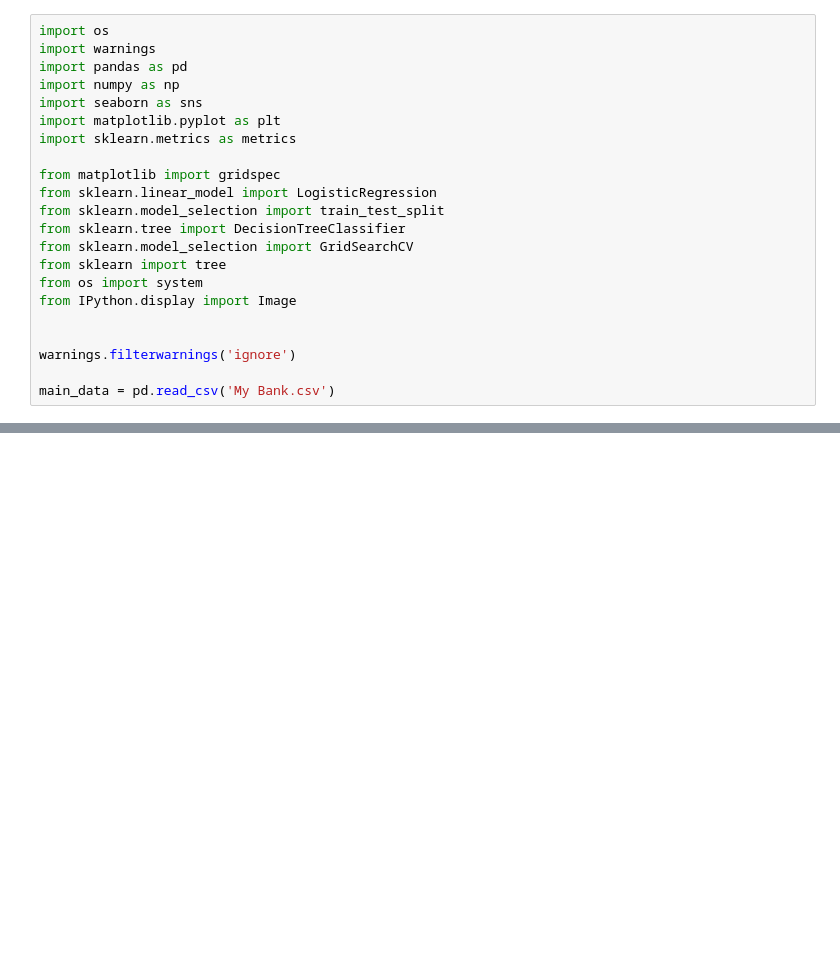
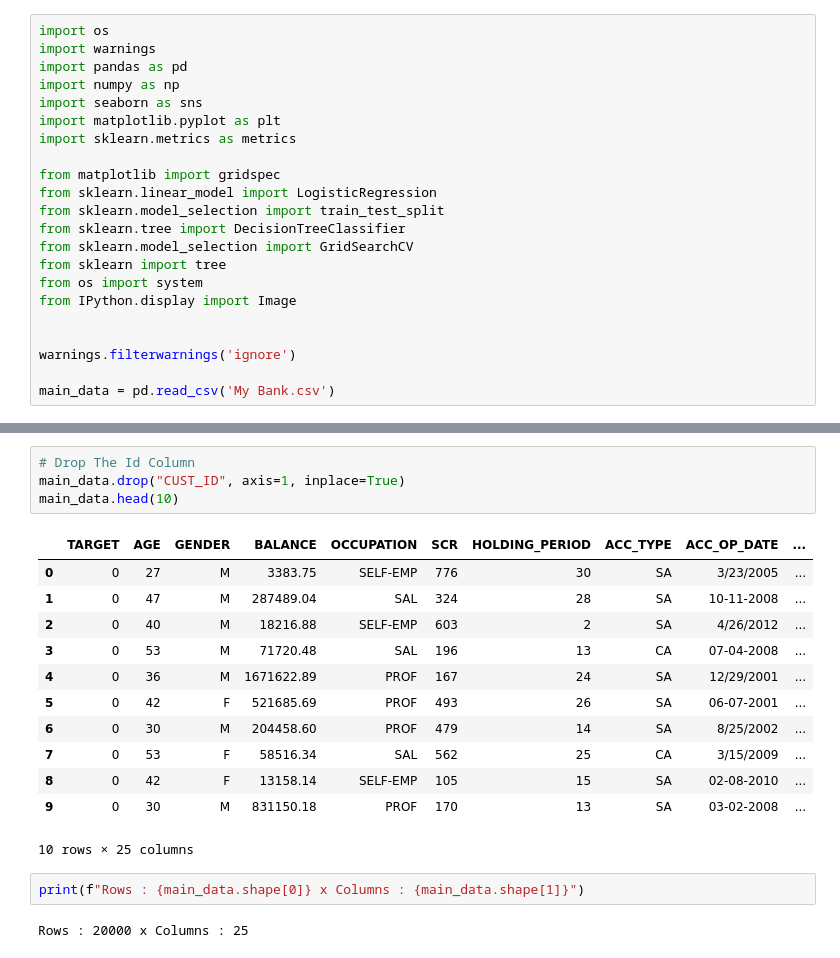
Before and after one commit to lavmot-ms/PG-AIML, a Jupyter notebook: src/Assignments/Assignment 3 Logistic Regression and Decision Trees/Bancassurance.ipynb, the cells around one changed output, grey strips where cells are left out. Saved outputs shown, nothing was run; the diff lists cells and outputs as text; blank space fills up the shorter version.

```diff
--- a/src/Assignments/Assignment 3 Logistic Regression and Decision Trees/Bancassurance.ipynb
+++ b/src/Assignments/Assignment 3 Logistic Regression and Decision Trees/Bancassurance.ipynb
@@ -41,0 +64,21 @@ main_data = pd.read_csv('My Bank.csv')
+# %%
+# Drop The Id Column
+main_data.drop("CUST_ID", axis=1, inplace=True)
+main_data.head(10)
+# %% [output]
+|  | TARGET | AGE | GENDER | BALANCE | OCCUPATION | SCR | HOLDING_PERIOD | ACC_TYPE | ACC_OP_DATE | ... |
+| 0 | 0 | 27 | M | 3383.75 | SELF-EMP | 776 | 30 | SA | 3/23/2005 | ... |
+| 1 | 0 | 47 | M | 287489.04 | SAL | 324 | 28 | SA | 10-11-2008 | ... |
+| 2 | 0 | 40 | M | 18216.88 | SELF-EMP | 603 | 2 | SA | 4/26/2012 | ... |
+| 3 | 0 | 53 | M | 71720.48 | SAL | 196 | 13 | CA | 07-04-2008 | ... |
+| 4 | 0 | 36 | M | 1671622.89 | PROF | 167 | 24 | SA | 12/29/2001 | ... |
+| 5 | 0 | 42 | F | 521685.69 | PROF | 493 | 26 | SA | 06-07-2001 | ... |
+| 6 | 0 | 30 | M | 204458.60 | PROF | 479 | 14 | SA | 8/25/2002 | ... |
+| 7 | 0 | 53 | F | 58516.34 | SAL | 562 | 25 | CA | 3/15/2009 | ... |
+| 8 | 0 | 42 | F | 13158.14 | SELF-EMP | 105 | 15 | SA | 02-08-2010 | ... |
+| 9 | 0 | 30 | M | 831150.18 | PROF | 170 | 13 | SA | 03-02-2008 | ... |
+10 rows × 25 columns
+# %%
+print(f"Rows : {main_data.shape[0]} x Columns : {main_data.shape[1]}")
+# %% [output]
+Rows : 20000 x Columns : 25
```
Also changed, not shown: parts of 15 cells of this notebook, 1 other file.
